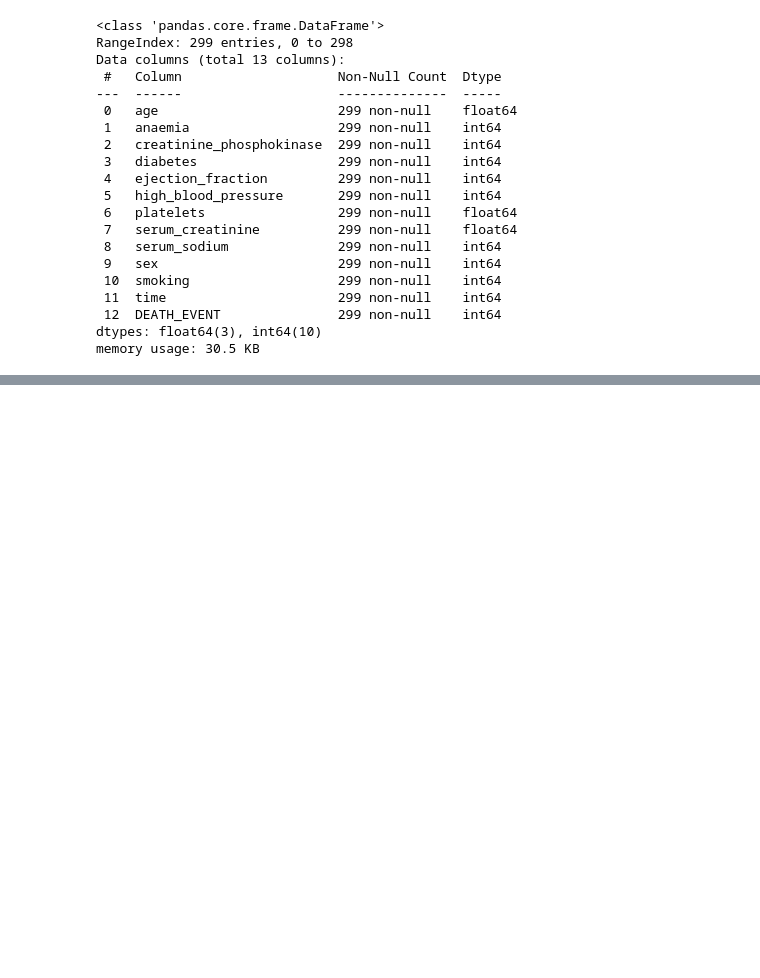
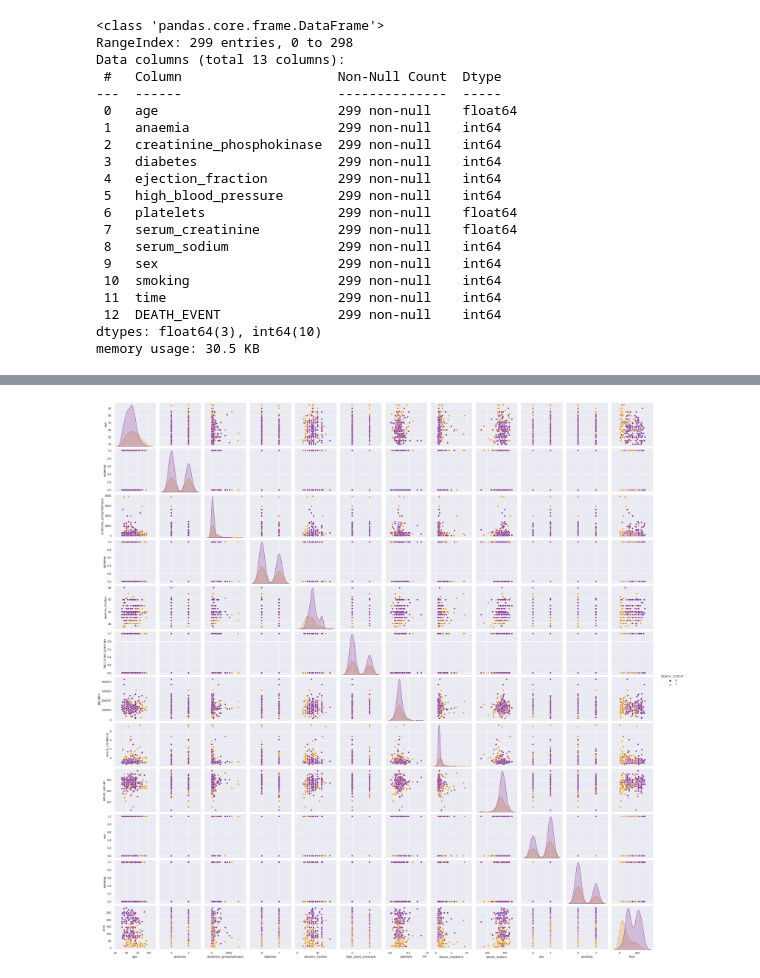
Before and after one commit to infoshareacademy/jdszr6-World-data-analysis, a Jupyter notebook: Projekt_ML/Projekt_ML.ipynb, the cells around one changed output, grey strips where cells are left out. Cells and saved outputs as stored; diff of their text form; code cells hidden in the pictures; blank space fills up the shorter version.

```diff
--- a/Projekt_ML/Projekt_ML.ipynb
+++ b/Projekt_ML/Projekt_ML.ipynb
@@ -36,0 +91,5 @@ df.head()
+# %%
+sns.pairplot(df, hue="DEATH_EVENT", palette="CMRmap")
+plt.show()
+# %% [output]
+[figure, added]
```
Also changed, not shown: parts of 45 cells of this notebook.
